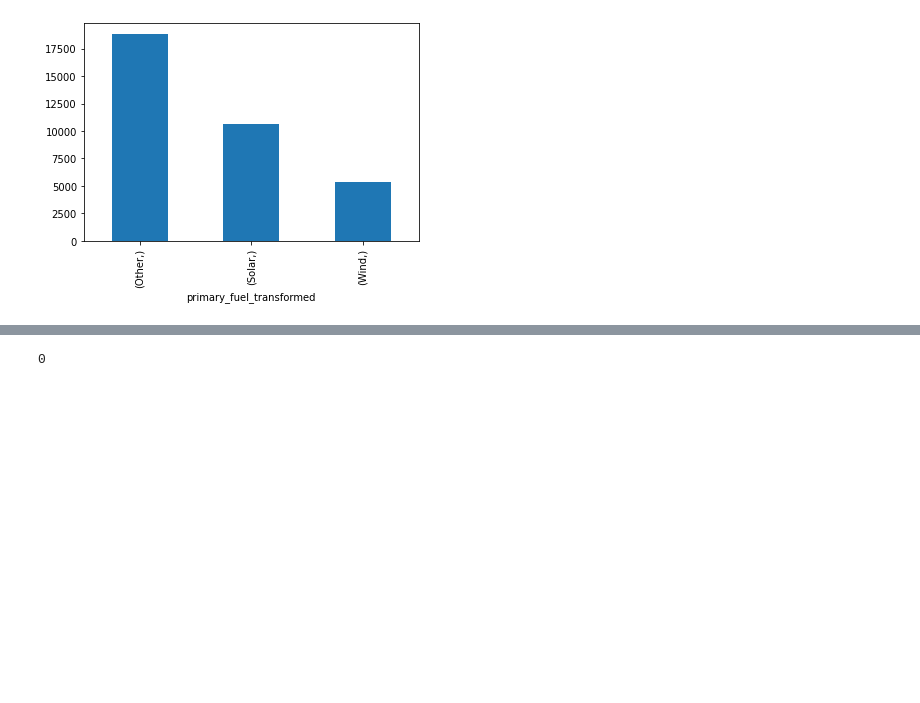
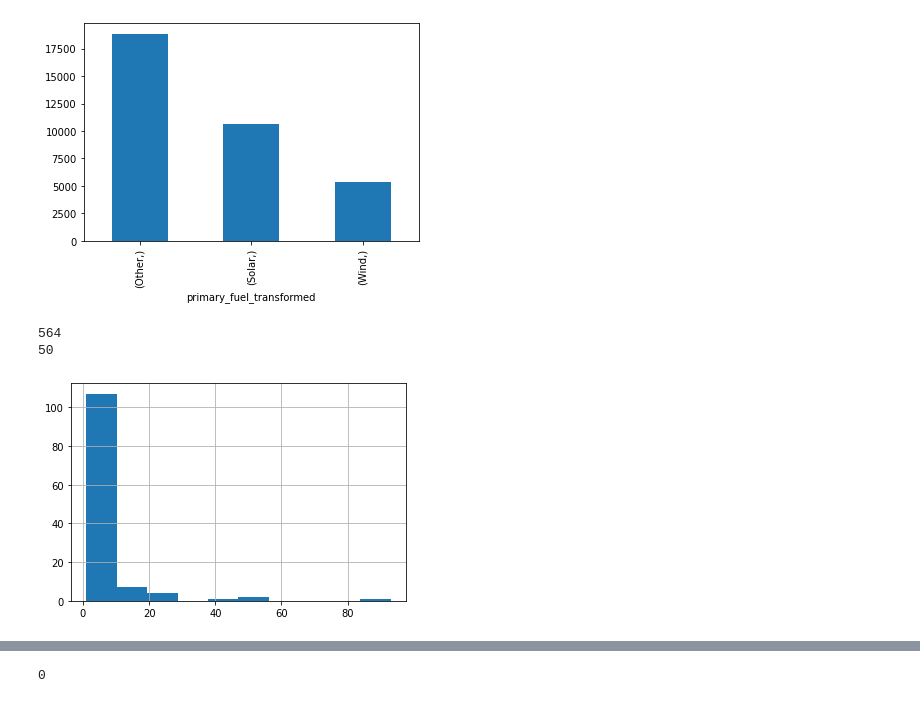
Before and after one commit to tomashbk/solar_wind_power_plants_prediction, a Jupyter notebook: notebooks/4-regressions.ipynb, the cells around one changed output, grey strips where cells are left out. Drawn from its saved outputs; the diff is of its cells as text; code cells hidden in the pictures; blank space fills up the shorter version.

Commit message:
Starting to predict generation

```diff
--- a/notebooks/4-regressions.ipynb
+++ b/notebooks/4-regressions.ipynb
@@ -55,3 +56,12 @@ dtype: int64
 [figure]
 # %%
 df_solar = df_transformed_combined[df_transformed_combined['primary_fuel_transformed']== "Solar"]
+# %%
+df_solar_alt = df_solar[df_solar['generation_gwh_2013'].notna()]
+df_solar_alt['capacity_mw'].value_counts().hist(bins=10)
+print(df_solar_alt[df_solar_alt['capacity_mw'] < 20]['capacity_mw'].count())
+print(df_solar_alt.loc[(df_solar_alt['capacity_mw'] >= 20) & (df_solar_alt['capacity_mw'] < 100)]['capacity_mw'].count())
+# %% [output]
+564
+50
+[figure, added]
```
Also changed, not shown: parts of 59 cells of this notebook.
